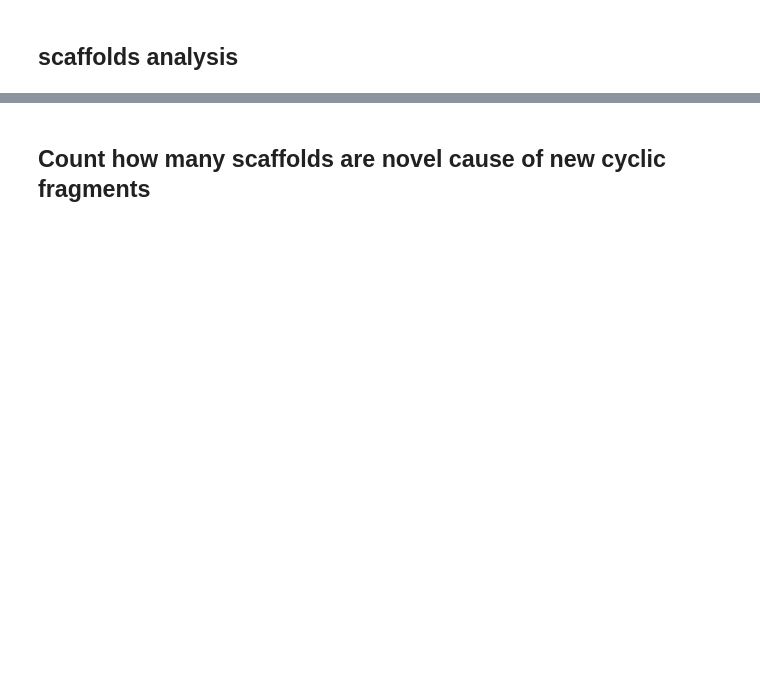
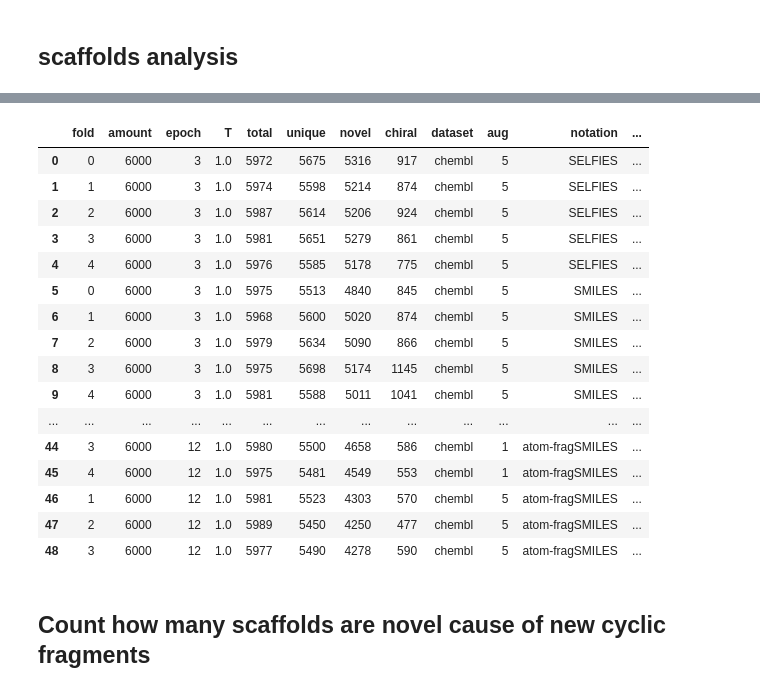
Before and after one commit to f48r1/fragsmiles, a Jupyter notebook: 08_scaffoldChembl.ipynb, the cells around one changed output, grey strips where cells are left out. Cells and saved outputs as stored; diff of their text form; code cells hidden in the pictures; blank space fills up the shorter version.

```diff
--- a/08_scaffoldChembl.ipynb
+++ b/08_scaffoldChembl.ipynb
@@ -82,6 +84,26 @@ scaffDFs=pd.concat( [evaluator.getScaffoldResults() for evaluator in evaluators
 scaffDFs['unique%']=scaffDFs['unique']/scaffDFs['total']
 scaffDFs['novel%']=scaffDFs['novel']/scaffDFs['unique']
 scaffDFs['chiral%']=scaffDFs['chiral']/scaffDFs['novel']
+# %%
+scaffDFs
+# %% [output]
+|  | fold | amount | epoch | T | total | unique | novel | chiral | dataset | aug | notation | ... |
+| 0 | 0 | 6000 | 3 | 1.0 | 5972 | 5675 | 5316 | 917 | chembl | 5 | SELFIES | ... |
+| 1 | 1 | 6000 | 3 | 1.0 | 5974 | 5598 | 5214 | 874 | chembl | 5 | SELFIES | ... |
+| 2 | 2 | 6000 | 3 | 1.0 | 5987 | 5614 | 5206 | 924 | chembl | 5 | SELFIES | ... |
+| 3 | 3 | 6000 | 3 | 1.0 | 5981 | 5651 | 5279 | 861 | chembl | 5 | SELFIES | ... |
+| 4 | 4 | 6000 | 3 | 1.0 | 5976 | 5585 | 5178 | 775 | chembl | 5 | SELFIES | ... |
+| 5 | 0 | 6000 | 3 | 1.0 | 5975 | 5513 | 4840 | 845 | chembl | 5 | SMILES | ... |
+| 6 | 1 | 6000 | 3 | 1.0 | 5968 | 5600 | 5020 | 874 | chembl | 5 | SMILES | ... |
+| 7 | 2 | 6000 | 3 | 1.0 | 5979 | 5634 | 5090 | 866 | chembl | 5 | SMILES | ... |
+| 8 | 3 | 6000 | 3 | 1.0 | 5975 | 5698 | 5174 | 1145 | chembl | 5 | SMILES | ... |
+| 9 | 4 | 6000 | 3 | 1.0 | 5981 | 5588 | 5011 | 1041 | chembl | 5 | SMILES | ... |
+| ... | ... | ... | ... | ... | ... | ... | ... | ... | ... | ... | ... | ... |
+| 44 | 3 | 6000 | 12 | 1.0 | 5980 | 5500 | 4658 | 586 | chembl | 1 | atom-fragSMILES | ... |
+| 45 | 4 | 6000 | 12 | 1.0 | 5975 | 5481 | 4549 | 553 | chembl | 1 | atom-fragSMILES | ... |
+| 46 | 1 | 6000 | 12 | 1.0 | 5981 | 5523 | 4303 | 570 | chembl | 5 | atom-fragSMILES | ... |
+| 47 | 2 | 6000 | 12 | 1.0 | 5989 | 5450 | 4250 | 477 | chembl | 5 | atom-fragSMILES | ... |
+| 48 | 3 | 6000 | 12 | 1.0 | 5977 | 5490 | 4278 | 590 | chembl | 5 | atom-fragSMILES | ... |
 # %% [markdown]
 ## Count how many scaffolds are novel cause of new cyclic fragments
 # %%
```
Also changed, not shown: parts of 9 cells of this notebook, 47 other files.
